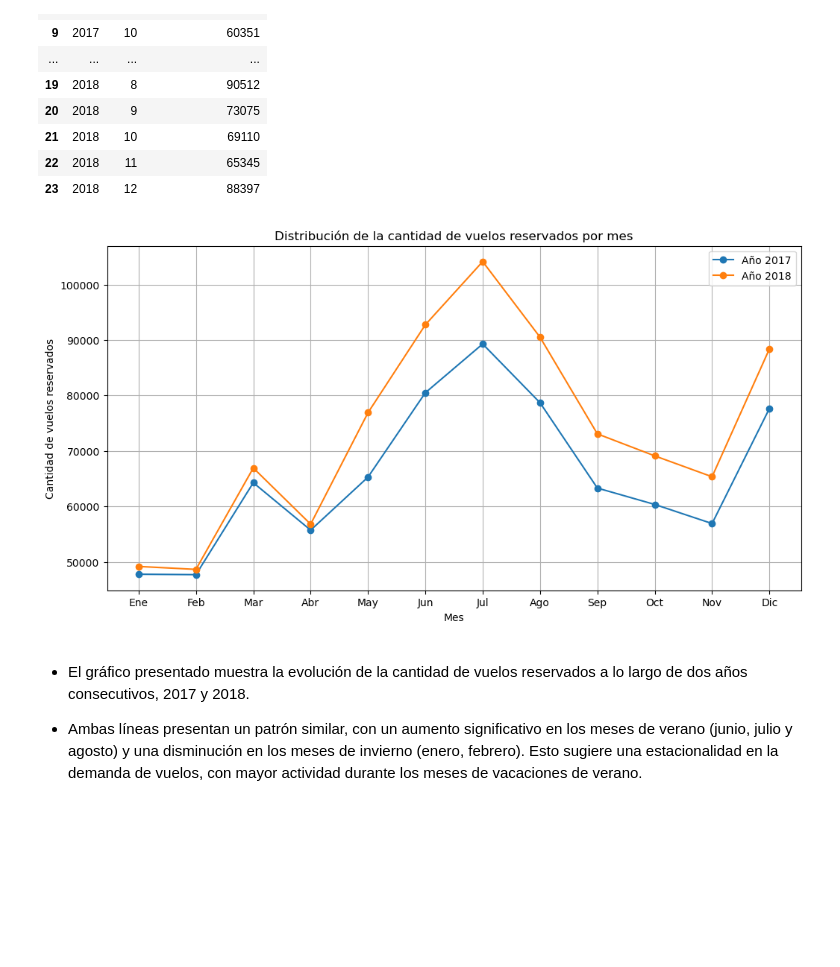
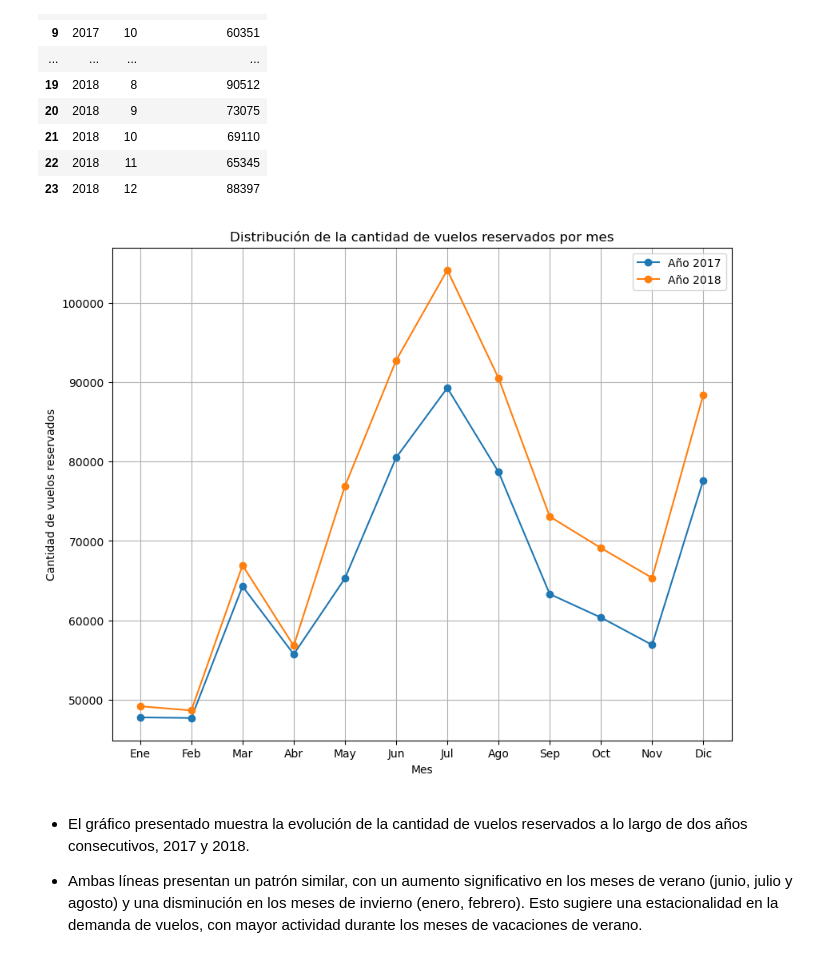
Before and after one commit to Adalab/bda-modulo-3-evaluacion-final-Lolamarba, a Jupyter notebook: FASE_2_Visualización.ipynb, the cells around one changed output. Saved outputs shown, nothing was run; the diff lists cells and outputs as text; code cells hidden in the pictures; blank space fills up the shorter version.

Commit message:
Visualizaciones

```diff
--- a/FASE_2_Visualización.ipynb
+++ b/FASE_2_Visualización.ipynb
@@ -92,22 +92,22 @@ Vuelos_mensuales
 | 22 | 2018 | 11 | 65345 |
 | 23 | 2018 | 12 | 88397 |
 # %%
-# Graficamos la cantidad de vuelos reservados por mes durante el año
+# Generamos la gráfica con la cantidad de vuelos reservados por mes durante el año
 
-plt.figure(figsize=(12, 6))
+plt.figure(figsize=(10, 8))
 for year in Vuelos_mensuales['año'].unique():
     subset = Vuelos_mensuales[Vuelos_mensuales['año'] == year]
     plt.plot(subset['mes'], subset['vuelos_reservados'], marker='o', label=f'Año {year}')
 
 plt.title('Distribución de la cantidad de vuelos reservados por mes')
 plt.xlabel('Mes')
 plt.ylabel('Cantidad de vuelos reservados')
 plt.xticks(ticks=list(range(1, 13)), labels=['Ene', 'Feb', 'Mar', 'Abr', 'May', 'Jun', 'Jul', 'Ago', 'Sep', 'Oct', 'Nov', 'Dic'])
 plt.legend()
 plt.grid(True)
 plt.show()
 # %% [output]
-[figure, old version]
+[figure, new version]
 # %% [markdown]
 - El gráfico presentado muestra la evolución de la cantidad de vuelos reservados a lo largo de dos años consecutivos, 2017 y 2018.
 
```
